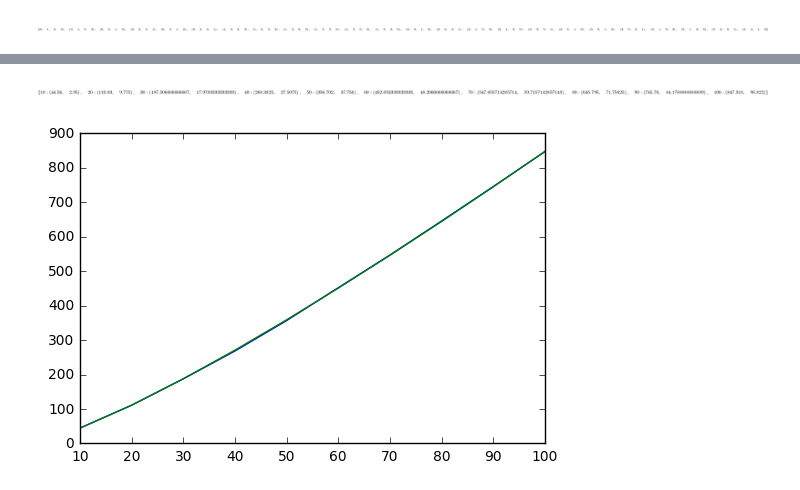
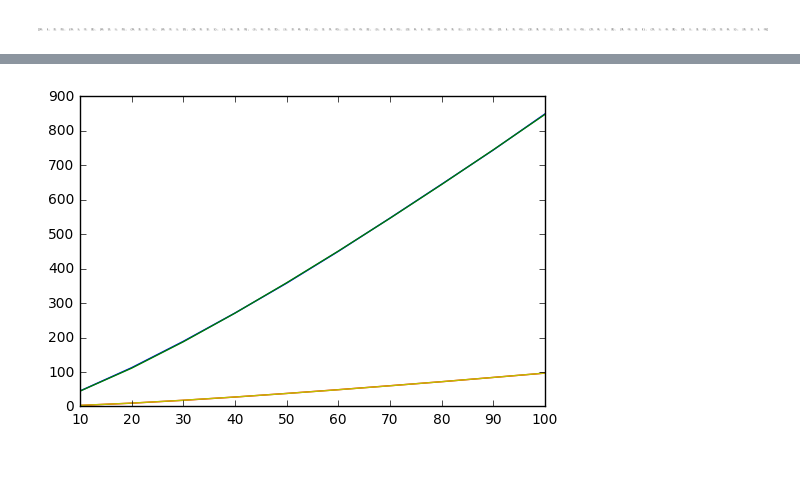
Before and after one commit to massimo-nocentini/pacc, a Jupyter notebook: paa-course/lecture-notes-november-15-2016.ipynb, the cells around one changed output, grey strips where cells are left out. Cells and saved outputs as stored; diff of their text form; code cells hidden in the pictures; blank space fills up the shorter version.

Commit message:
Add CLT stuff for Quicksort's checks and swaps in the average case.

```diff
--- a/paa-course/lecture-notes-november-15-2016.ipynb
+++ b/paa-course/lecture-notes-november-15-2016.ipynb
@@ -113,3 +123,4 @@ array
 # %%
-perms = list(permutations(range(4)))
-len(perms)
+n = 4
+perms = list(permutations(range(n)))
+assert len(perms) == factorial(n)
@@ -162,0 +209,3 @@ C(5), S(5)
+# %%
+n = 5
+(checks_mean, _, N), (swaps_mean, _, _) = all_permutations(n)
@@ -187,0 +238,8 @@ random_permutations(100, 1000, doit=True), (C(100).evalf(), S(100).evalf())
+# %%
+n = 8
+print('n!={} -> true checks mean: {:.5f}\ttrue swaps mean: {:.5f}\n'.format(
+        factorial(n), C(n).evalf(), S(n).evalf()))
+
+for N in range(1000, 8001, 500):
+    (checks_mean, _, _), (swaps_mean, _, _) = random_permutations(n, N)
+    print('N={} -> observed checks mean: {:.5f}\tobserved swaps mean: {:.5f}'.format(N, checks_mean, swaps_mean))
@@ -188,16 +264,15 @@ random_permutations(100, 1000, doit=True), (C(100).evalf(), S(100).evalf())
 # %%
 dim, step = 100, 10
-res = {i: random_permutations(i, i*step, doit=True) for i in range(step, dim+1, step)}
-res
+res = {i: random_permutations(i, i*step) for i in range(step, dim+1, step)}
-# %% [output]
-[figure, removed]
 # %%
 %matplotlib inline
 import matplotlib.pyplot as plt
 # %%
 domain = sorted(res.keys())
-plt.plot(domain, [res[k][0] for k in domain], 'b',
-         domain, [C(n) for n in domain], 'g')
+plt.plot(domain, [res[k][0].mean for k in domain], 'b',
+         domain, [C(n) for n in domain], 'g',
+         domain, [res[k][1].mean for k in domain], 'r',
+         domain, [S(n) for n in domain], 'y')
 None
 # %% [output]
-[figure, old version]
+[figure, new version]
```
Also changed, not shown: parts of 36 cells of this notebook.
